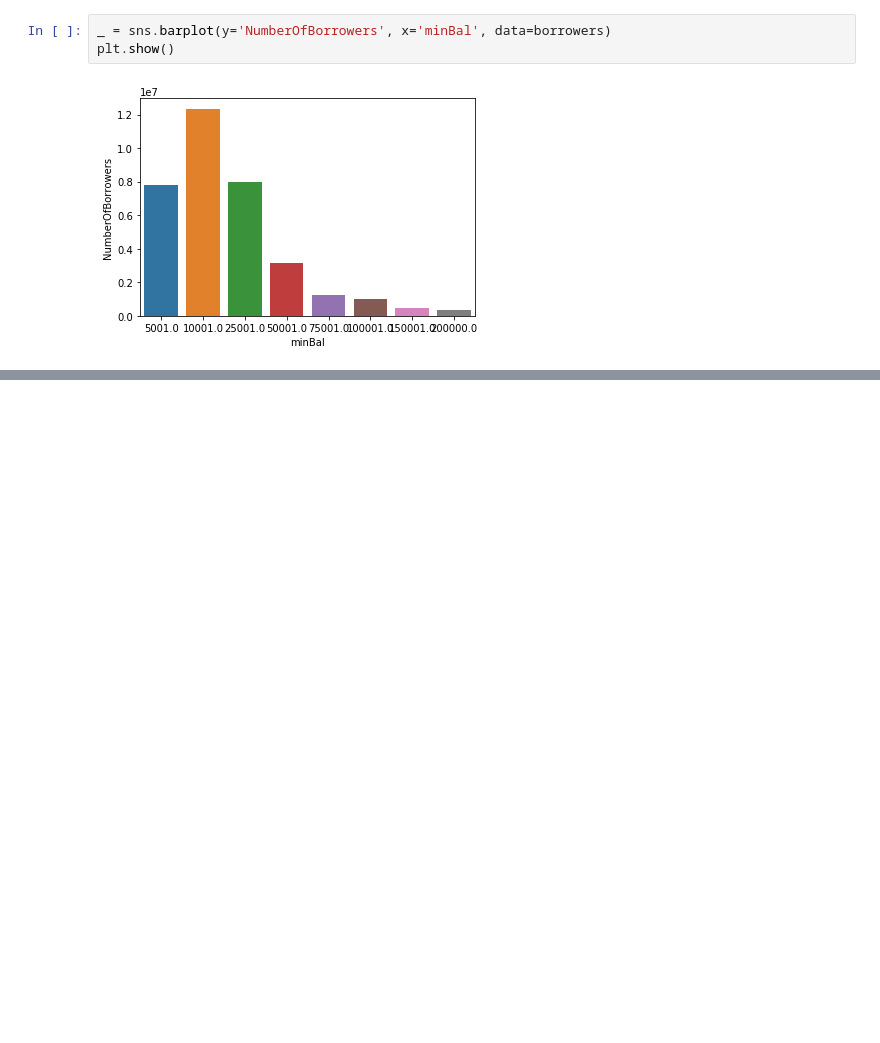
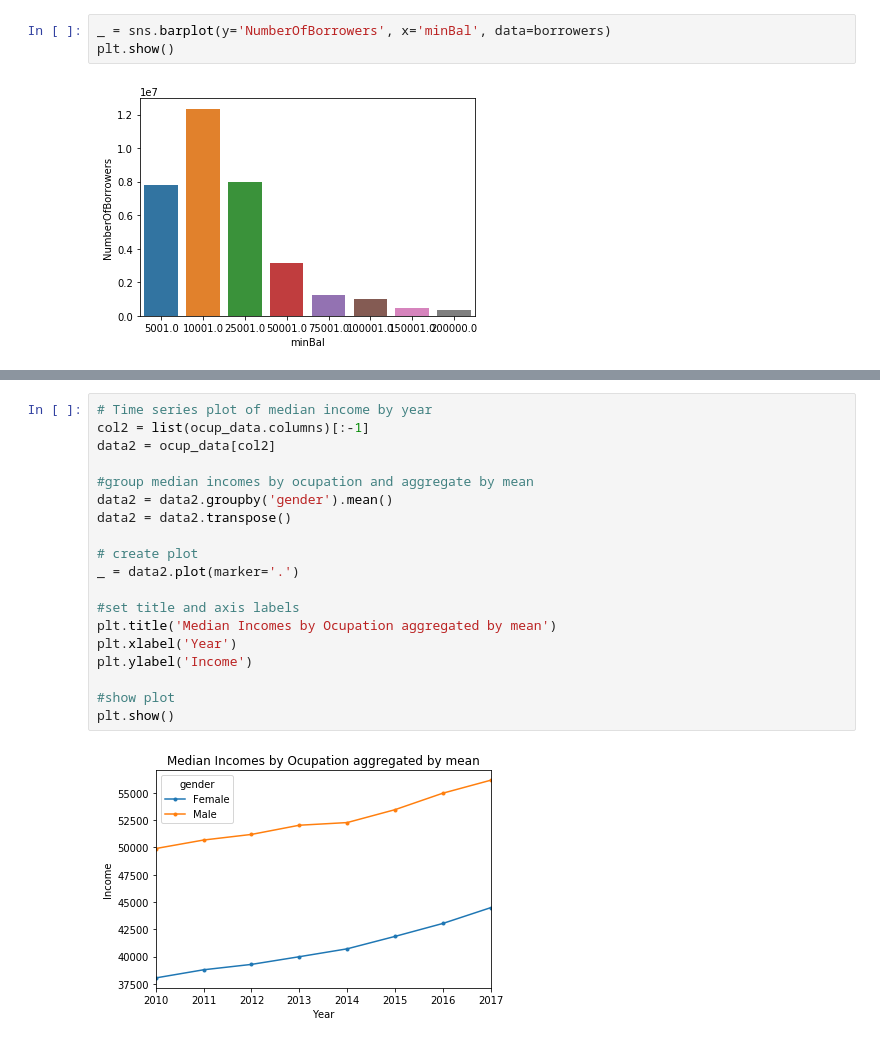
Before and after one commit to AHalarewicz/StudentLoanData, a Jupyter notebook: eda.ipynb, the cells around one changed output, grey strips where cells are left out. Drawn from its saved outputs; the diff is of its cells as text; blank space fills up the shorter version.

```diff
--- a/eda.ipynb
+++ b/eda.ipynb
@@ -77,0 +94,21 @@ data['male'] = male['2014']
+# %%
+# Time series plot of median income by year
+col2 = list(ocup_data.columns)[:-1]
+data2 = ocup_data[col2]
+
+#group median incomes by ocupation and aggregate by mean
+data2 = data2.groupby('gender').mean()
+data2 = data2.transpose()
+
+# create plot
+_ = data2.plot(marker='.')
+
+#set title and axis labels
+plt.title('Median Incomes by Ocupation aggregated by mean')
+plt.xlabel('Year')
+plt.ylabel('Income')
+
+#show plot
+plt.show()
+# %% [output]
+[figure, added]
```
Also changed, not shown: parts of 11 cells of this notebook, 1 other file.
